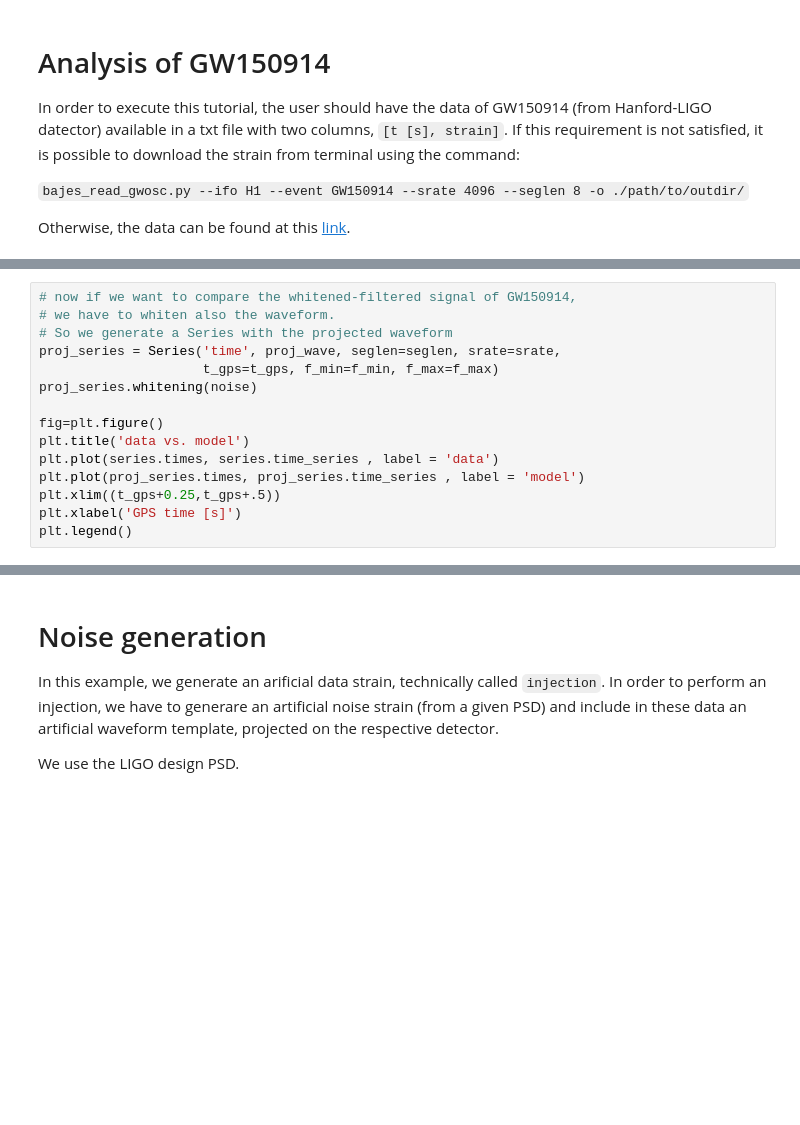
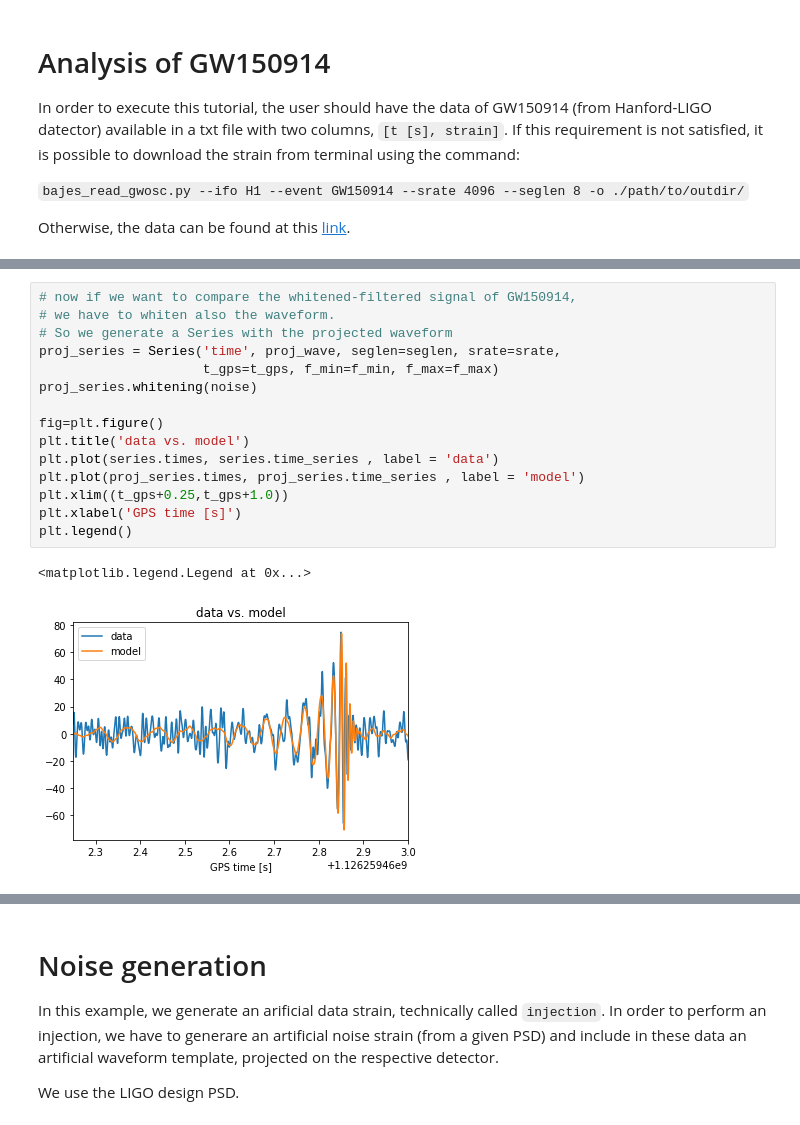
Before and after one commit to matteobreschi/bajes, a Jupyter notebook: docs/gw_tutorial.ipynb, the cells around one changed output, grey strips where cells are left out. Cells and saved outputs as stored; diff of their text form; blank space fills up the shorter version.

```diff
--- a/docs/gw_tutorial.ipynb
+++ b/docs/gw_tutorial.ipynb
@@ -146,18 +177,21 @@ plt.legend()
 # %%
 # now if we want to compare the whitened-filtered signal of GW150914,
 # we have to whiten also the waveform.
 # So we generate a Series with the projected waveform
 proj_series = Series('time', proj_wave, seglen=seglen, srate=srate,
                      t_gps=t_gps, f_min=f_min, f_max=f_max)
 proj_series.whitening(noise)
 
 fig=plt.figure()
 plt.title('data vs. model')
 plt.plot(series.times, series.time_series , label = 'data')
 plt.plot(proj_series.times, proj_series.time_series , label = 'model')
-plt.xlim((t_gps+0.25,t_gps+.5))
+plt.xlim((t_gps+0.25,t_gps+1.0))
 plt.xlabel('GPS time [s]')
 plt.legend()
+# %% [output]
+<matplotlib.legend.Legend at 0x...>
+[figure, added]
 # %%
 # then we can compute the SNR as a function of time.
 # obs. note that for this computation we are going to use the pure freq. series.
```
Also changed, not shown: parts of 17 cells of this notebook, 1 other file.
